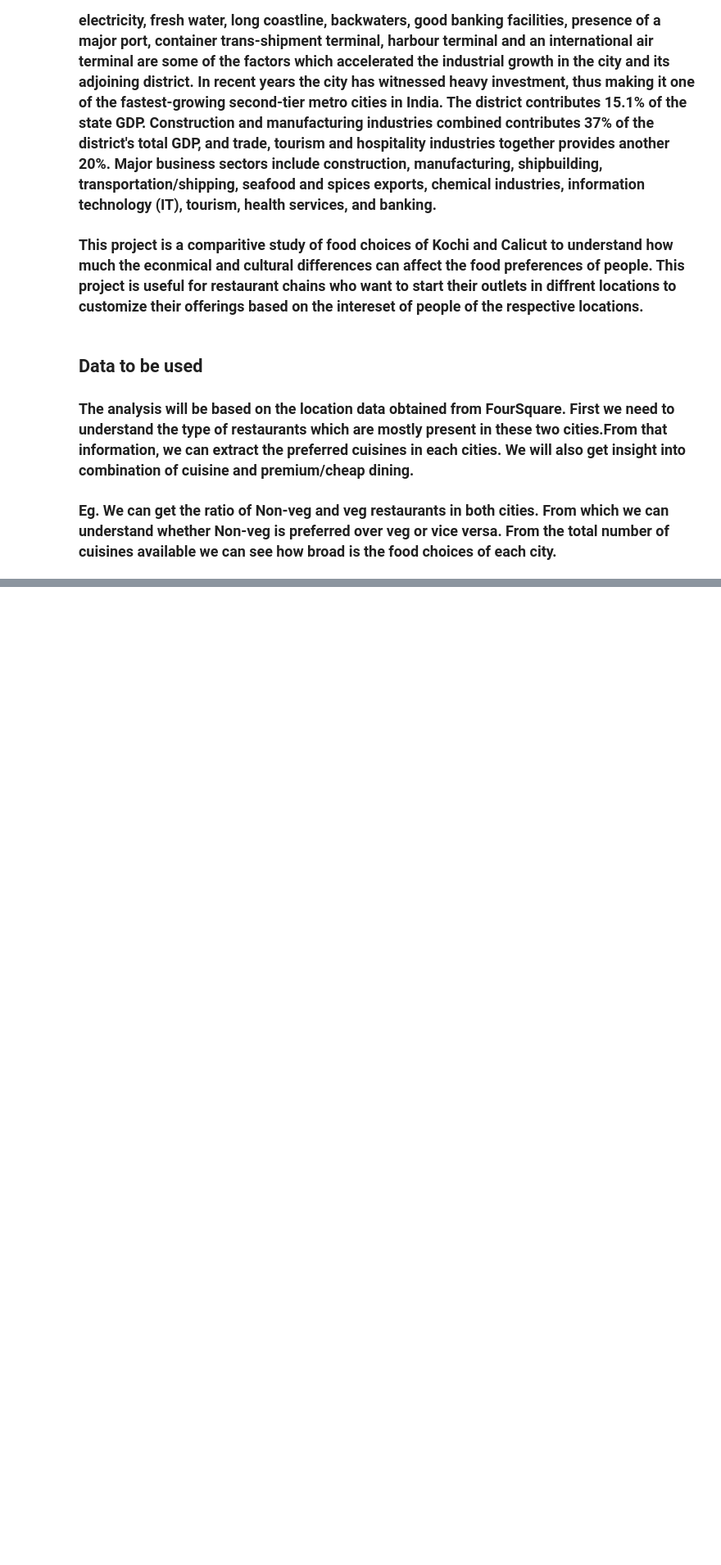
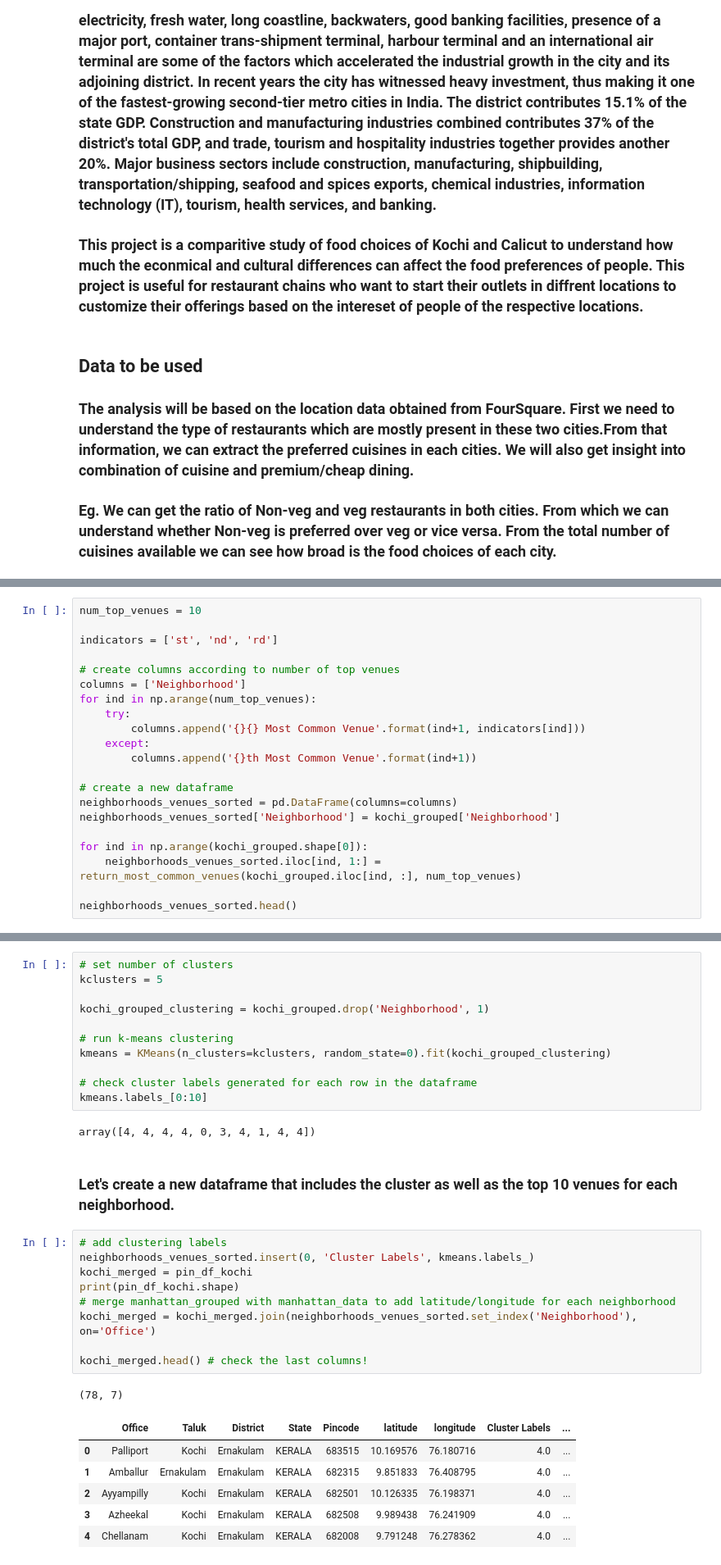
Before and after one commit to ajazHameed/Coursera_Capstone, a Jupyter notebook: coursera_capstone.ipynb, the cells around one changed output, grey strips where cells are left out. Shown at 82% size. Saved outputs shown, nothing was run; the diff lists cells and outputs as text; blank space fills up the shorter version.

```diff
--- a/coursera_capstone.ipynb
+++ b/coursera_capstone.ipynb
@@ -17,0 +399,21 @@
+# %%
+num_top_venues = 10
+
+indicators = ['st', 'nd', 'rd']
+
+# create columns according to number of top venues
+columns = ['Neighborhood']
+for ind in np.arange(num_top_venues):
+    try:
+        columns.append('{}{} Most Common Venue'.format(ind+1, indicators[ind]))
+    except:
+        columns.append('{}th Most Common Venue'.format(ind+1))
+
+# create a new dataframe
+neighborhoods_venues_sorted = pd.DataFrame(columns=columns)
+neighborhoods_venues_sorted['Neighborhood'] = kochi_grouped['Neighborhood']
+
+for ind in np.arange(kochi_grouped.shape[0]):
+    neighborhoods_venues_sorted.iloc[ind, 1:] = return_most_common_venues(kochi_grouped.iloc[ind, :], num_top_venues)
+
+neighborhoods_venues_sorted.head()
@@ -17,0 +431,32 @@
+# %%
+# set number of clusters
+kclusters = 5
+
+kochi_grouped_clustering = kochi_grouped.drop('Neighborhood', 1)
+
+# run k-means clustering
+kmeans = KMeans(n_clusters=kclusters, random_state=0).fit(kochi_grouped_clustering)
+
+# check cluster labels generated for each row in the dataframe
+kmeans.labels_[0:10]
+# %% [output]
+array([4, 4, 4, 4, 0, 3, 4, 1, 4, 4])
+# %% [markdown]
+### Let's create a new dataframe that includes the cluster as well as the top 10 venues for each neighborhood.
+# %%
+# add clustering labels
+neighborhoods_venues_sorted.insert(0, 'Cluster Labels', kmeans.labels_)
+kochi_merged = pin_df_kochi
+print(pin_df_kochi.shape)
+# merge manhattan_grouped with manhattan_data to add latitude/longitude for each neighborhood
+kochi_merged = kochi_merged.join(neighborhoods_venues_sorted.set_index('Neighborhood'), on='Office')
+
+kochi_merged.head() # check the last columns!
+# %% [output]
+(78, 7)
+|  | Office | Taluk | District | State | Pincode | latitude | longitude | Cluster Labels | ... |
+| 0 | Palliport | Kochi | Ernakulam | KERALA | 683515 | 10.169576 | 76.180716 | 4.0 | ... |
+| 1 | Amballur | Ernakulam | Ernakulam | KERALA | 682315 | 9.851833 | 76.408795 | 4.0 | ... |
+| 2 | Ayyampilly | Kochi | Ernakulam | KERALA | 682501 | 10.126335 | 76.198371 | 4.0 | ... |
+| 3 | Azheekal | Kochi | Ernakulam | KERALA | 682508 | 9.989438 | 76.241909 | 4.0 | ... |
+| 4 | Chellanam | Kochi | Ernakulam | KERALA | 682008 | 9.791248 | 76.278362 | 4.0 | ... |
```
Also changed, not shown: parts of 40 cells of this notebook.
